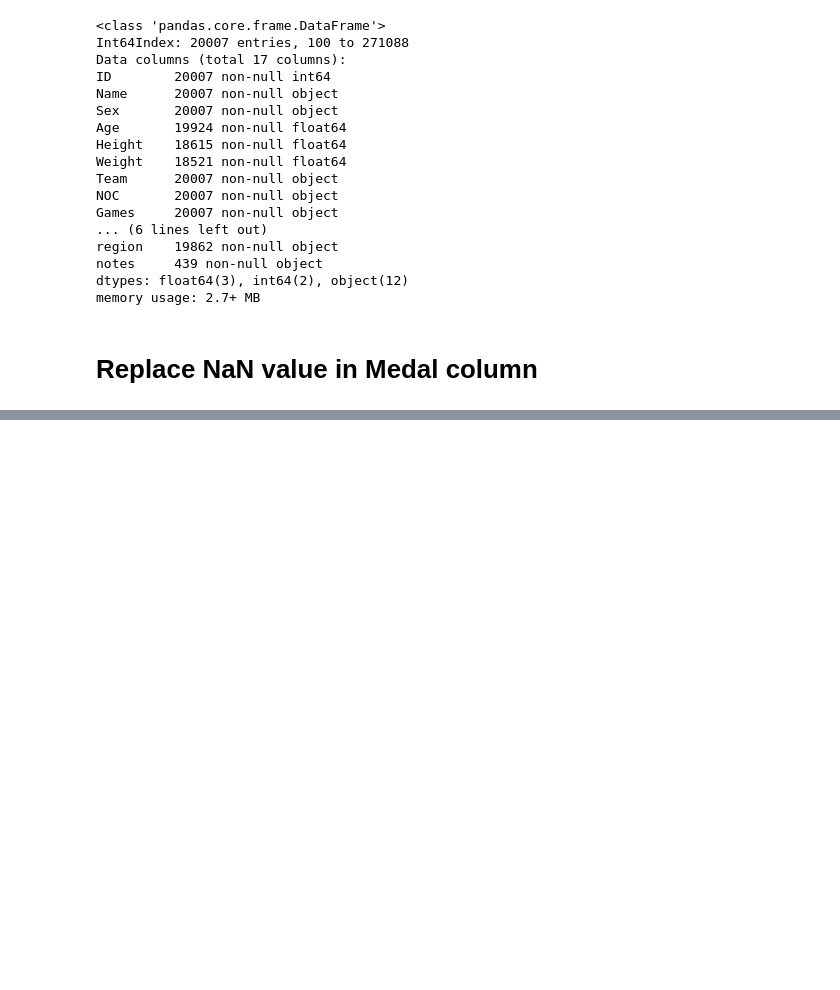
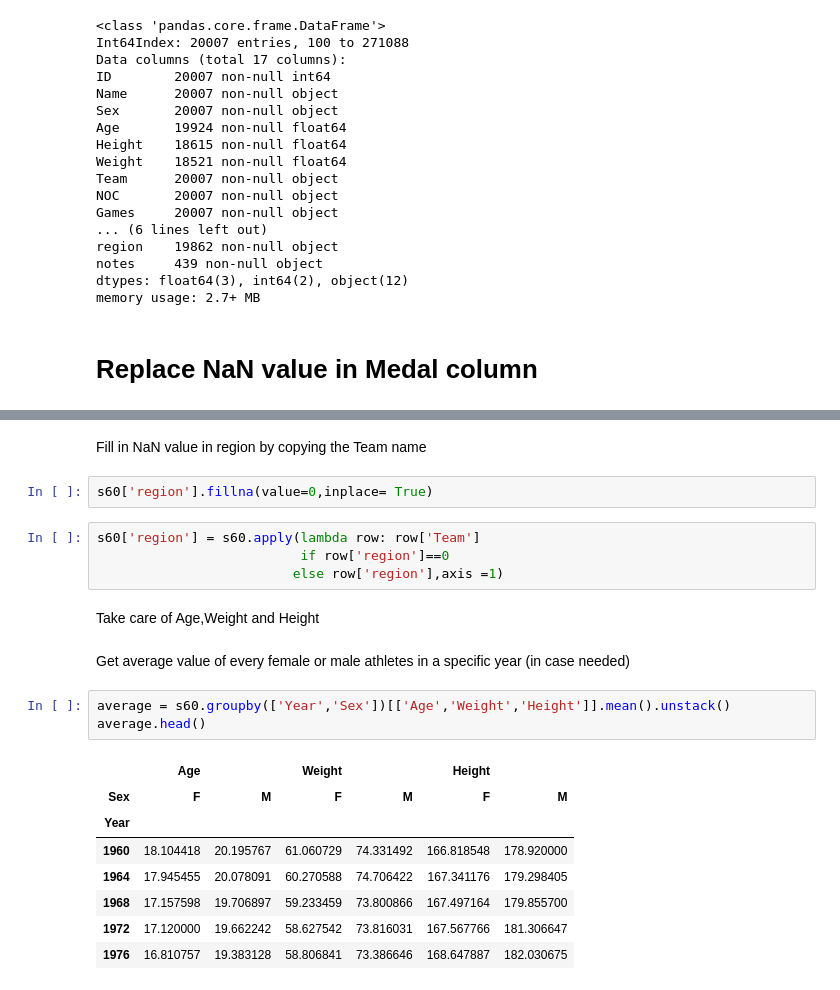
Before and after one commit to nhanpotter/cz1015_miniproject, a Jupyter notebook: Athlete.ipynb, the cells around one changed output, grey strips where cells are left out. Cells and saved outputs as stored; diff of their text form; blank space fills up the shorter version.

```diff
--- a/Athlete.ipynb
+++ b/Athlete.ipynb
@@ -225,0 +257,24 @@ swimmingFrom60.loc[(swimmingFrom60['Year']==1976) & (swimmingFrom60['Team']=='Ph
+# %% [markdown]
+Fill in NaN value in region by copying the Team name
+# %%
+s60['region'].fillna(value=0,inplace= True)
+# %%
+s60['region'] = s60.apply(lambda row: row['Team']
+                          if row['region']==0
+                         else row['region'],axis =1)
+# %% [markdown]
+Take care of Age,Weight and Height
+# %% [markdown]
+Get average value of every female or male athletes in a specific year (in case needed)
+# %%
+average = s60.groupby(['Year','Sex'])[['Age','Weight','Height']].mean().unstack()
+average.head()
+# %% [output]
+|  | Age |  | Weight |  | Height |  |
+| Sex | F | M | F | M | F | M |
+| Year |  |  |  |  |  |  |
+| 1960 | 18.104418 | 20.195767 | 61.060729 | 74.331492 | 166.818548 | 178.920000 |
+| 1964 | 17.945455 | 20.078091 | 60.270588 | 74.706422 | 167.341176 | 179.298405 |
+| 1968 | 17.157598 | 19.706897 | 59.233459 | 73.800866 | 167.497164 | 179.855700 |
+| 1972 | 17.120000 | 19.662242 | 58.627542 | 73.816031 | 167.567766 | 181.306647 |
+| 1976 | 16.810757 | 19.383128 | 58.806841 | 73.386646 | 168.647887 | 182.030675 |
```
Also changed, not shown: parts of 16 cells of this notebook.
